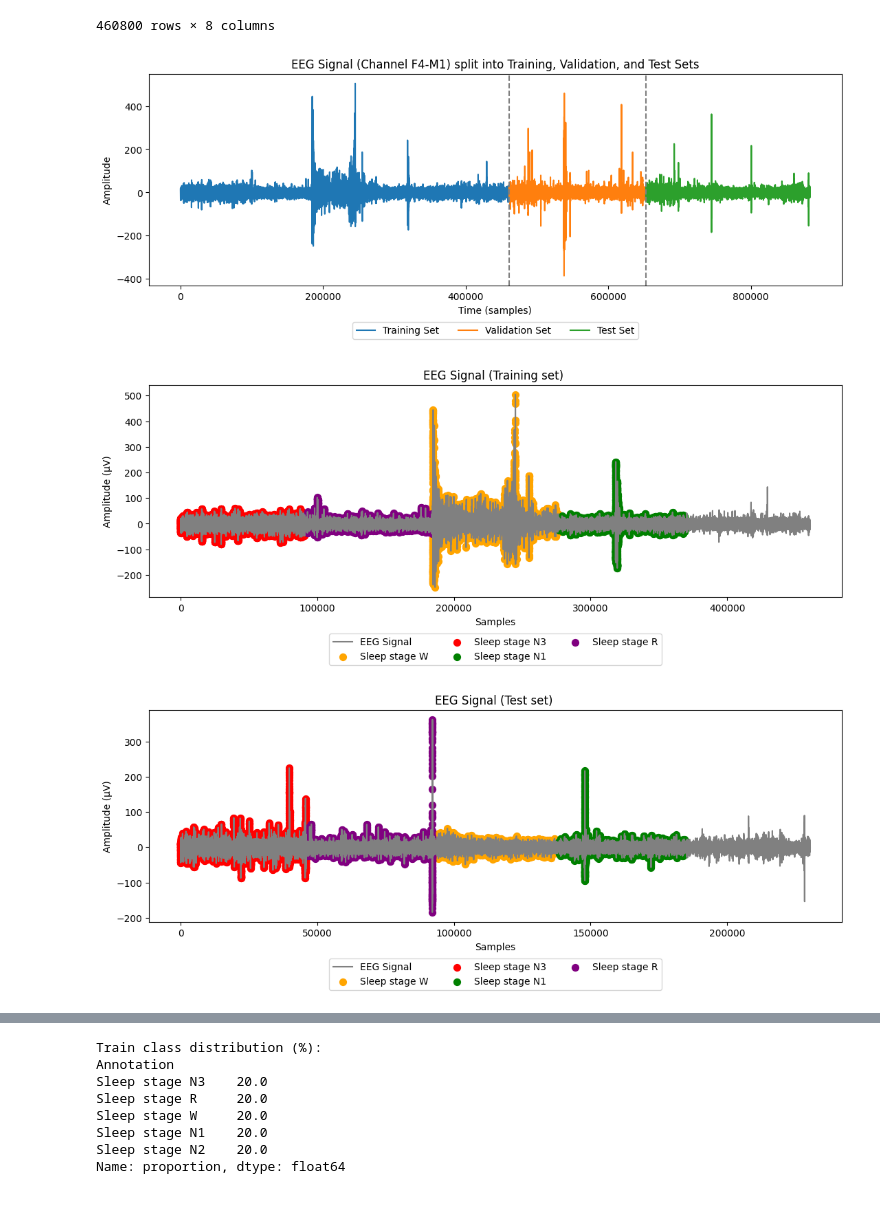
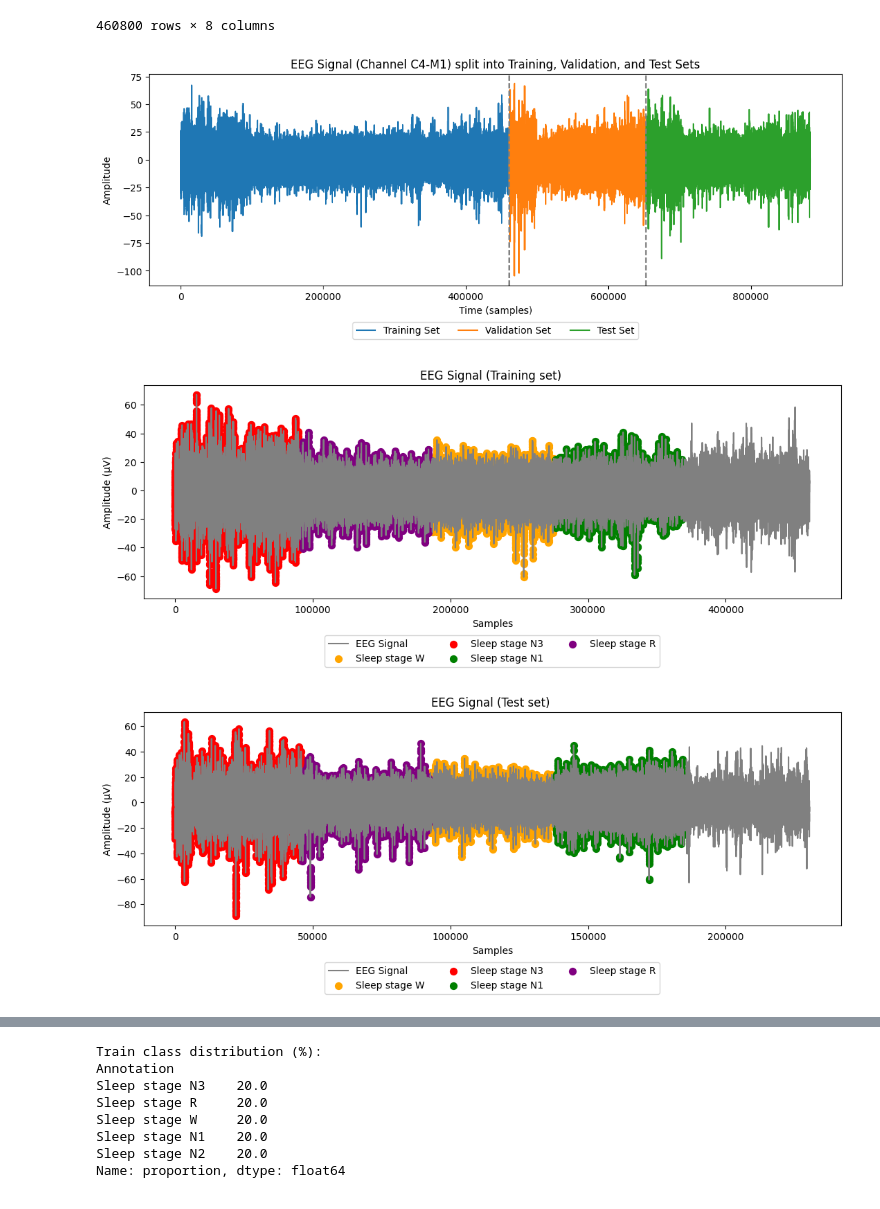
Before and after one commit to kuan31898/LSTMhub, a Jupyter notebook: กำลังทำ/Mairujasplit(1).ipynb, the cells around one changed output, grey strips where cells are left out. Saved outputs shown, nothing was run; the diff lists cells and outputs as text; code cells hidden in the pictures.

```diff
--- a/กำลังทำ/Mairujasplit(1).ipynb
+++ b/กำลังทำ/Mairujasplit(1).ipynb
@@ -316,7 +315,16 @@ selected_n3_test = seg_df.loc[[23,64]]
 #     )
 #     & (seg_df['Annotation'] == ' Sleep stage R')
 # ]
-selected_r_test = seg_df.loc[[33]]
+r_seg_test = seg_df.loc[70]
+
+# ตัดเฉพาะ 92160 sample แรกของช่วงนี้
+partial_r_seg = pd.DataFrame([{
+    'start': r_seg_test['start'],
+    'end': r_seg_test['start'] + 46080,
+    'Annotation': r_seg_test['Annotation'],
+    'length': 46080
+}])
+selected_r_test = pd.concat([partial_r_seg], ignore_index=True)
 # %%
 # selected_w_test = seg_df[
 #     (
@@ -355,7 +363,16 @@ selected_n1_test = seg_df.loc[[35]]
 #     )
 #     & (seg_df['Annotation'] == ' Sleep stage N2')
 # ]
-selected_n2_test = seg_df.loc[[4]]
+n2_seg_test = seg_df.loc[12]
+
+# ตัดเฉพาะ 92160 sample แรกของช่วงนี้
+partial_n2_seg = pd.DataFrame([{
+    'start': n2_seg_test['start'],
+    'end': n2_seg_test['start'] + 46080,
+    'Annotation': n2_seg_test['Annotation'],
+    'length': 46080
+}])
+selected_n2_test = pd.concat([partial_n2_seg], ignore_index=True)
 # %%
 for name, df in {
     "N1": selected_n1_test,
@@ -550,35 +577,35 @@ offset_val = len(X_train_df)
 offset_test = len(X_train_df) + len(X_val_df)
 
 plt.plot(np.arange(offset_train, offset_train + len(X_train_df)),
-         X_train_df['EEG F4-M1'], label='Training Set')
+         X_train_df['EEG C4-M1'], label='Training Set')
 
 plt.plot(np.arange(offset_val, offset_val + len(X_val_df)),
-         X_val_df['EEG F4-M1'], label='Validation Set')
+         X_val_df['EEG C4-M1'], label='Validation Set')
 
 plt.plot(np.arange(offset_test, offset_test + len(X_test_df)),
-         X_test_df['EEG F4-M1'], label='Test Set')
+         X_test_df['EEG C4-M1'], label='Test Set')
 plt.axvline(len(X_train_df), color='gray', linestyle='--')
 plt.axvline(len(X_train_df) + len(X_val_df), color='gray', linestyle='--')
 
 plt.legend(loc='upper center', bbox_to_anchor=(0.5, -0.15), ncol=3)
-plt.title("EEG Signal (Channel F4-M1) split into Training, Validation, and Test Sets")
+plt.title("EEG Signal (Channel C4-M1) split into Training, Validation, and Test Sets")
 plt.xlabel("Time (samples)")
 plt.ylabel("Amplitude")
 plt.show()
 # %% [output]
-[figure, old version]
+[figure, new version]
 # %%
 
 
 plt.figure(figsize=(13, 4))
 
-# plot สัญญาณ EEG ทั้งหมด (เช่น channel EEG F4-M1)
-plt.plot(X_train_df.index, X_train_df['EEG F4-M1'], color='gray', label='EEG Signal')
+# plot สัญญาณ EEG ทั้งหมด (เช่น channel EEG C4-M1)
+plt.plot(X_train_df.index, X_train_df['EEG C4-M1'], color='gray', label='EEG Signal')
 
 # plot จุดที่เป็น sleep stage W
 plt.scatter(
     X_train_df.index[y_train_df == ' Sleep stage W'],          # index ของ W
-    X_train_df['EEG F4-M1'][y_train_df == ' Sleep stage W'],   # ค่าของ channel
+    X_train_df['EEG C4-M1'][y_train_df == ' Sleep stage W'],   # ค่าของ channel
     c='orange',
     label='Sleep stage W',
     s=50,
@@ -586,7 +613,7 @@ plt.scatter(
 )
 plt.scatter(
     X_train_df.index[y_train_df == ' Sleep stage N3'],          # index ของ W
-    X_train_df['EEG F4-M1'][y_train_df == ' Sleep stage N3'],   # ค่าของ channel
+    X_train_df['EEG C4-M1'][y_train_df == ' Sleep stage N3'],   # ค่าของ channel
     c='red',
     label='Sleep stage N3',
     s=50,
@@ -594,7 +621,7 @@ plt.scatter(
 )
 plt.scatter(
     X_train_df.index[y_train_df == ' Sleep stage N1'],          # index ของ W
-    X_train_df['EEG F4-M1'][y_train_df == ' Sleep stage N1'],   # ค่าของ channel
+    X_train_df['EEG C4-M1'][y_train_df == ' Sleep stage N1'],   # ค่าของ channel
     c='green',
     label='Sleep stage N1',
     s=50,
@@ -602,7 +629,7 @@ plt.scatter(
 )
 plt.scatter(
     X_train_df.index[y_train_df == ' Sleep stage R'],          # index ของ W
-    X_train_df['EEG F4-M1'][y_train_df == ' Sleep stage R'],   # ค่าของ channel
+    X_train_df['EEG C4-M1'][y_train_df == ' Sleep stage R'],   # ค่าของ channel
     c='purple',
     label='Sleep stage R',
     s=50,
@@ -614,54 +641,54 @@ plt.ylabel("Amplitude (µV)")
 plt.legend(loc='upper center', bbox_to_anchor=(0.5, -0.15), ncol=3)
 plt.show()
 # %% [output]
-[figure, old version]
+[figure, new version]
 # %%
 
 plt.figure(figsize=(13, 4))
 
-# plot สัญญาณ EEG ทั้งหมด (เช่น channel EEG F4-M1)
-plt.plot(X_test_df.index, X_test_df['EEG F4-M1'], color='gray', label='EEG Signal')
+# plot สัญญาณ EEG ทั้งหมด (เช่น channel EEG C4-M1)
+plt.plot(X_test_df.index, X_test_df['EEG C4-M1'], color='gray', label='EEG Signal')
 
 # plot จุดที่เป็น sleep stage W
 plt.scatter(
     X_test_df.index[y_test_df == ' Sleep stage W'],          # index ของ W
-    X_test_df['EEG F4-M1'][y_test_df == ' Sleep stage W'],   # ค่าของ channel
+    X_test_df['EEG C4-M1'][y_test_df == ' Sleep stage W'],   # ค่าของ channel
     c='orange',
     label='Sleep stage W',
     s=50,
     marker='o'
 )
 plt.scatter(
     X_test_df.index[y_test_df == ' Sleep stage N3'],          # index ของ W
-    X_test_df['EEG F4-M1'][y_test_df == ' Sleep stage N3'],   # ค่าของ channel
+    X_test_df['EEG C4-M1'][y_test_df == ' Sleep stage N3'],   # ค่าของ channel
     c='red',
     label='Sleep stage N3',
     s=50,
     marker='o'
 )
 plt.scatter(
     X_test_df.index[y_test_df == ' Sleep stage N1'],          # index ของ W
-    X_test_df['EEG F4-M1'][y_test_df == ' Sleep stage N1'],   # ค่าของ channel
+    X_test_df['EEG C4-M1'][y_test_df == ' Sleep stage N1'],   # ค่าของ channel
     c='green',
     label='Sleep stage N1',
     s=50,
     marker='o'
 )
 plt.scatter(
     X_test_df.index[y_test_df == ' Sleep stage R'],          # index ของ W
-    X_test_df['EEG F4-M1'][y_test_df == ' Sleep stage R'],   # ค่าของ channel
+    X_test_df['EEG C4-M1'][y_test_df == ' Sleep stage R'],   # ค่าของ channel
     c='purple',
     label='Sleep stage R',
     s=50,
     marker='o'
 )
 plt.title("EEG Signal (Test set) ")
 plt.xlabel("Samples")
 plt.ylabel("Amplitude (µV)")
 plt.legend(loc='upper center', bbox_to_anchor=(0.5, -0.15), ncol=3)
 plt.show()
 # %% [output]
-[figure, old version]
+[figure, new version]
 # %%
 
 plt.figure(figsize=(13, 4))
```
Also changed, not shown: parts of 24 cells of this notebook.
